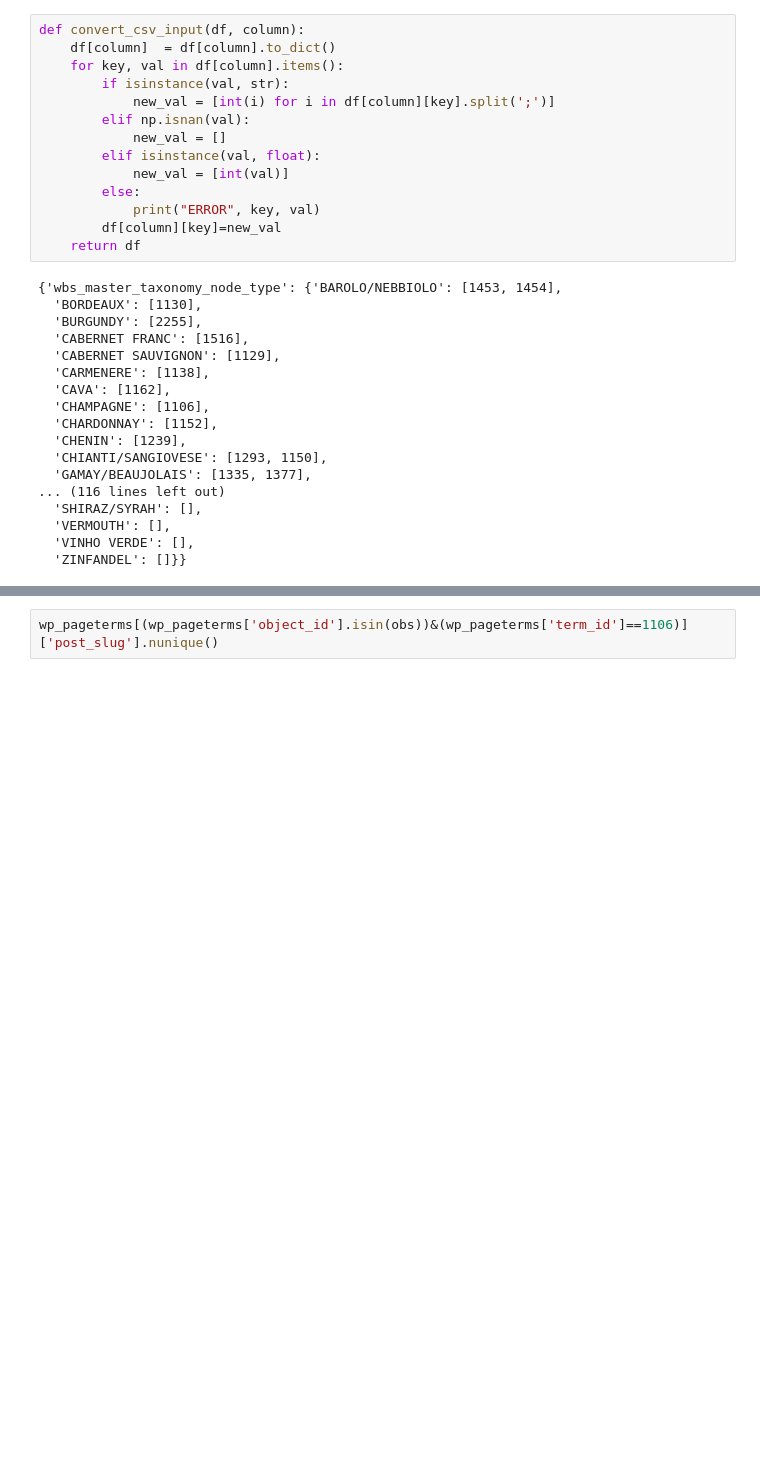
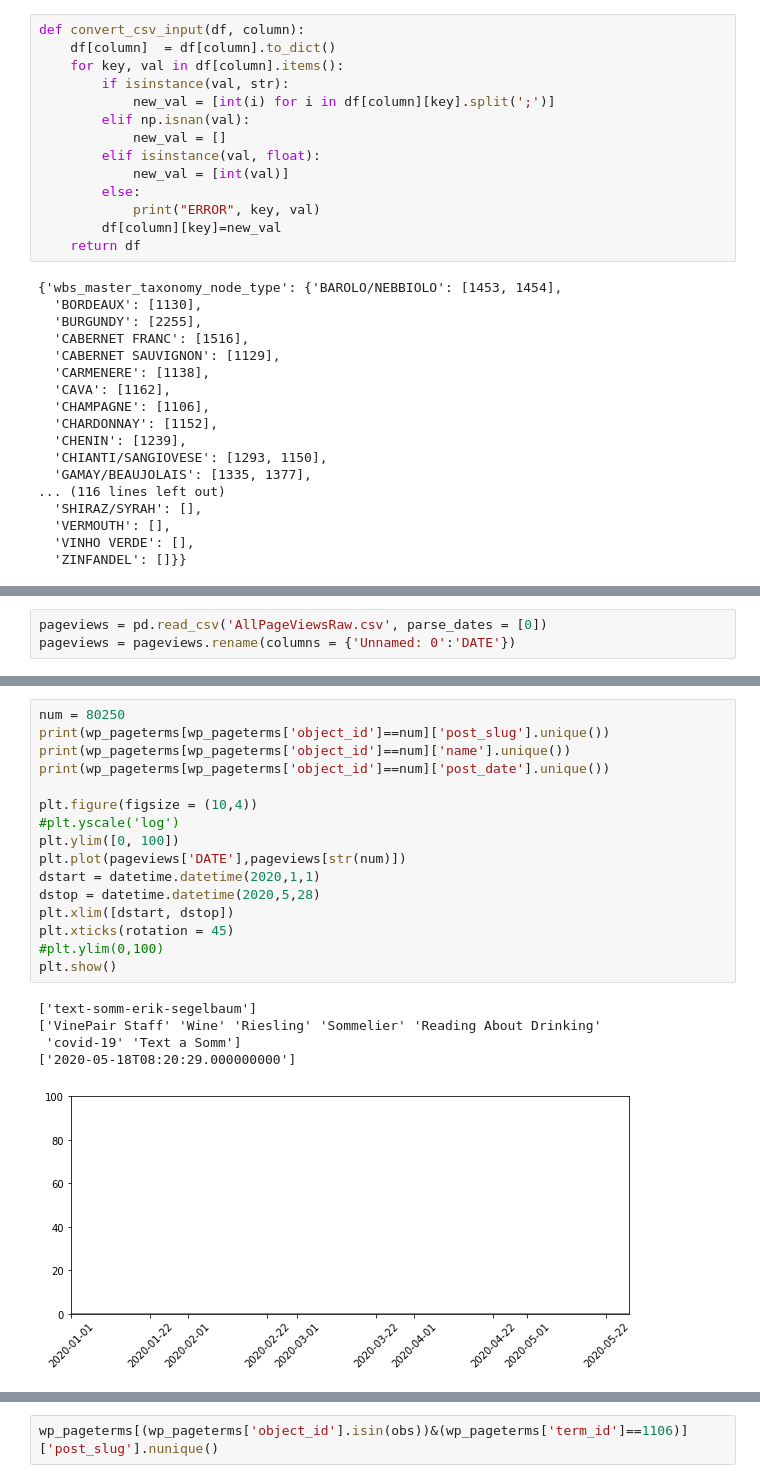
Before and after one commit to JocelynF/WineRegions, a Jupyter notebook: Testing Page Weights.ipynb, the cells around one changed output, grey strips where cells are left out. Drawn from its saved outputs; the diff is of its cells as text; blank space fills up the shorter version.

```diff
--- a/Testing Page Weights.ipynb
+++ b/Testing Page Weights.ipynb
@@ -294,0 +274,3 @@ def convert_csv_input(df, column):
+# %%
+pageviews = pd.read_csv('AllPageViewsRaw.csv', parse_dates = [0])
+pageviews = pageviews.rename(columns = {'Unnamed: 0':'DATE'})
@@ -295 +315,23 @@ def convert_csv_input(df, column):
+# %%
+num = 80250
+print(wp_pageterms[wp_pageterms['object_id']==num]['post_slug'].unique())
+print(wp_pageterms[wp_pageterms['object_id']==num]['name'].unique())
+print(wp_pageterms[wp_pageterms['object_id']==num]['post_date'].unique())
+
+plt.figure(figsize = (10,4))
+#plt.yscale('log')
+plt.ylim([0, 100])
+plt.plot(pageviews['DATE'],pageviews[str(num)])
+dstart = datetime.datetime(2020,1,1)
+dstop = datetime.datetime(2020,5,28)
+plt.xlim([dstart, dstop])
+plt.xticks(rotation = 45)
+#plt.ylim(0,100)
+plt.show()
+# %% [output]
+['text-somm-erik-segelbaum']
+['VinePair Staff' 'Wine' 'Riesling' 'Sommelier' 'Reading About Drinking'
+ 'covid-19' 'Text a Somm']
+['2020-05-18T08:20:29.000000000']
+[figure, added]
 # %%
```
Also changed, not shown: parts of 18 cells of this notebook, 3 other files.
